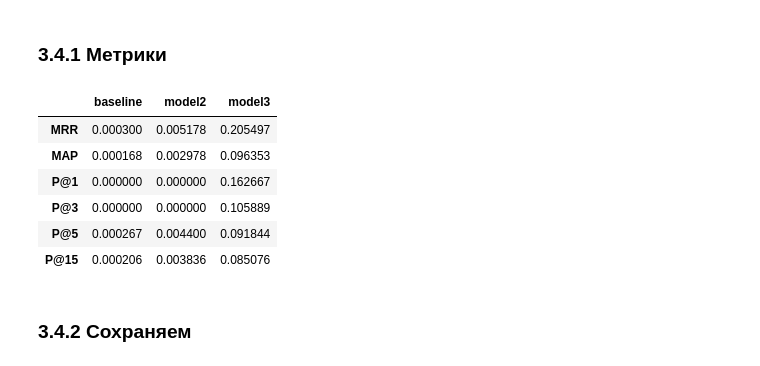
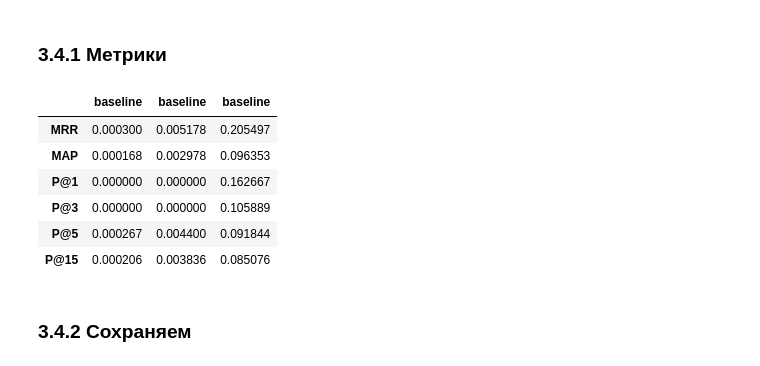
Before and after one commit to Falconwatch/llm_course, a Jupyter notebook: HW3/ДЗ3_done.ipynb, the cells around one changed output. Drawn from its saved outputs; the diff is of its cells as text; code cells hidden in the pictures.

```diff
--- a/HW3/ДЗ3_done.ipynb
+++ b/HW3/ДЗ3_done.ipynb
@@ -232,6 +241,8 @@ with open("./results/res_"+baseline_model_name, "w", encoding='utf-8') as w:
 
         w.write('\t'.join(decoded)+'\n')
 # %%
-baseline_results = !python task9-scorer.py test/gold/1A.english.test.gold.txt results/res_flan-t5-base-finetuned
+baseline_results_txt = !python task9-scorer.py test/gold/1A.english.test.gold.txt results/res_flan-t5-base-finetuned
+baseline_results = parse_output(baseline_results_txt, "baseline")
+baseline_results.to_csv("results/baseline_results.csv", index=False)
 baseline_results
 # %% [output]
@@ -300,6 +312,9 @@ with open("./results/res_"+gpt2_model_name, "w", encoding='utf-8') as w:
         decoded = [i[0].strip().replace("\n", '') for i in list(collections.Counter(decoded).most_common())]#сортируем по частоте встречаемости
         w.write('\t'.join(decoded)+'\n') #записываем через табуляцию
 # %%
-model2_results = !python task9-scorer.py test/gold/1A.english.test.gold.txt results/res_gpt2-finetuned
+model2_results_txt = !python task9-scorer.py test/gold/1A.english.test.gold.txt results/res_gpt2-finetuned
+
+model2_results = parse_output(model2_results_txt, "baseline")
+model2_results.to_csv("results/model2_results.csv", index=False)
 model2_results
 # %% [output]
@@ -367,6 +383,8 @@ with open("./results/res_"+bart_model_name, "w", encoding='utf-8') as w:
         decoded = [i[0].strip().replace("\n", '') for i in list(collections.Counter(decoded).most_common())]#сортируем по частоте встречаемости
         w.write('\t'.join(decoded)+'\n') #записываем через табуляцию
 # %%
-model3_results = !python task9-scorer.py test/gold/1A.english.test.gold.txt results/res_bart-finetuned
+model3_results_txt = !python task9-scorer.py test/gold/1A.english.test.gold.txt results/res_bart-finetuned
+model3_results = parse_output(model3_results_txt, "baseline")
+model3_results.to_csv("results/model3_results.csv", index=False)
 model3_results
 # %% [output]
@@ -392,11 +402,9 @@ def parse_output(results_output, name):
 # %%
-total_results = pd.concat([parse_output(baseline_results, "baseline"),
-parse_output(model2_results, "model2"),
-parse_output(model3_results, "model3")], axis=1)
-
+total_results = pd.concat([baseline_results, model2_results, model3_results], axis=1)
+total_results.to_csv("results/total_results.csv", index=False)
 total_results
 # %% [output]
-|  | baseline | model2 | model3 |
+|  | baseline | baseline | baseline |
 | MRR | 0.000300 | 0.005178 | 0.205497 |
 | MAP | 0.000168 | 0.002978 | 0.096353 |
 | P@1 | 0.000000 | 0.000000 | 0.162667 |
```
Also changed, not shown: parts of 8 cells of this notebook.
